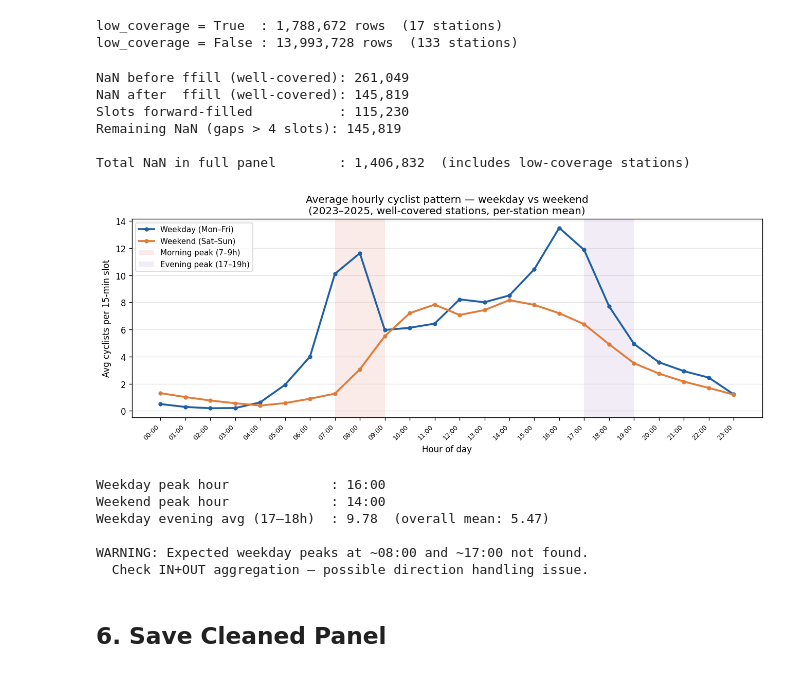
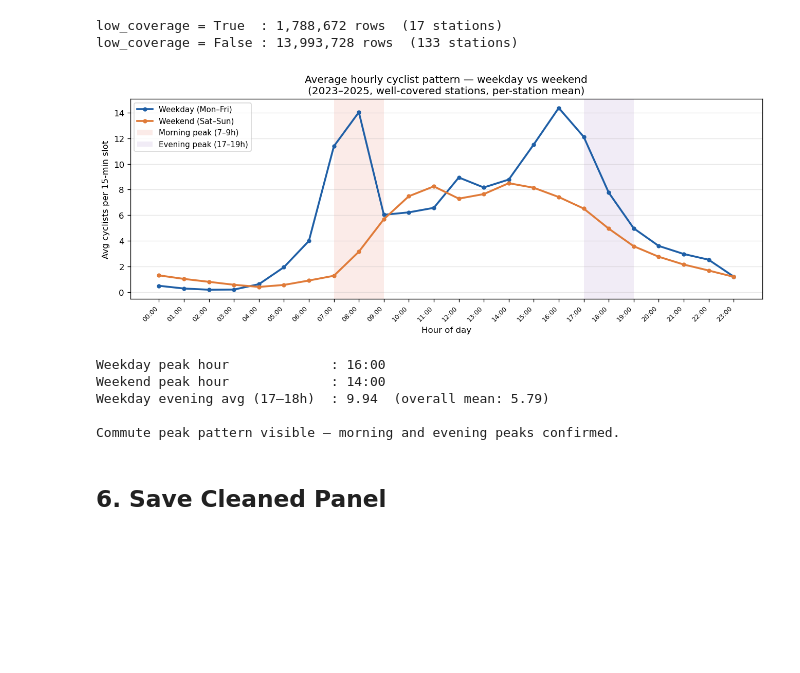
Before and after one commit to Queena34/mda-cycling-weather-group6, a Jupyter notebook: notebooks/02_data_cleaning.ipynb, the cells around one changed output. Cells and saved outputs as stored; diff of their text form; code cells hidden in the pictures; blank space fills up the shorter version.

```diff
--- a/notebooks/02_data_cleaning.ipynb
+++ b/notebooks/02_data_cleaning.ipynb
@@ -458,48 +585,11 @@ print(f"low_coverage = True  : {df_full['low_coverage'].sum():,} rows  "
       f"({len(low_cov_ids)} stations)")
 print(f"low_coverage = False : {(~df_full['low_coverage']).sum():,} rows  "
       f"({df_full[~df_full['low_coverage']]['site ID'].nunique()} stations)")
+
+df_clean = df_full.copy()
 # %% [output]
 low_coverage = True  : 1,788,672 rows  (17 stations)
 low_coverage = False : 13,993,728 rows  (133 stations)
-# %%
-# ── forward-fill well-covered stations ────────────────────────────────────────
-nan_before = df_full.loc[~df_full["low_coverage"], "aantal"].isna().sum()
-
-def _ffill_station(grp: pd.DataFrame) -> pd.DataFrame:
-    grp = grp.sort_values("van").copy()
-    grp["aantal"] = grp["aantal"].ffill(limit=FFILL_LIMIT)
-    return grp
-
-good_mask = ~df_full["low_coverage"]
-df_good   = (
-    df_full[good_mask]
-    .groupby("site ID", group_keys=False)
-    .apply(_ffill_station)
-)
-df_bad = df_full[~good_mask].copy()
-
-df_clean = (
-    pd.concat([df_good, df_bad], ignore_index=True)
-    .sort_values(["site ID", "van"])
-    .reset_index(drop=True)
-)
-
-nan_after      = df_clean.loc[~df_clean["low_coverage"], "aantal"].isna().sum()
-n_filled       = nan_before - nan_after
-
-print(f"NaN before ffill (well-covered): {nan_before:,}")
-print(f"NaN after  ffill (well-covered): {nan_after:,}")
-print(f"Slots forward-filled           : {n_filled:,}")
-print(f"Remaining NaN (gaps > {FFILL_LIMIT} slots): {nan_after:,}")
-print(f"\nTotal NaN in full panel        : {df_clean['aantal'].isna().sum():,}  "
-      f"(includes low-coverage stations)")
-# %% [output]
-NaN before ffill (well-covered): 261,049
-NaN after  ffill (well-covered): 145,819
-Slots forward-filled           : 115,230
-Remaining NaN (gaps > 4 slots): 145,819
-
-Total NaN in full panel        : 1,406,832  (includes low-coverage stations)
 # %%
 # ── sanity check: average hourly cyclist pattern — weekday vs weekend ─────────
 tmp = df_clean[["van", "aantal", "low_coverage"]].copy()
@@ -527,43 +617,46 @@ ax.axvspan(7,  9,  color="#e25c46", alpha=0.12, lw=0, label="Morning peak (7–9
 ax.axvspan(17, 19, color="#9467bd", alpha=0.12, lw=0, label="Evening peak (17–19h)")
 
 ax.set_xticks(range(24))
 ax.set_xticklabels([f"{h:02d}:00" for h in range(24)],
                    rotation=45, ha="right", fontsize=7.5)
 ax.set_xlabel("Hour of day")
 ax.set_ylabel("Avg cyclists per 15-min slot")
 ax.set_title(
     "Average hourly cyclist pattern — weekday vs weekend\n"
     "(2023–2025, well-covered stations, per-station mean)"
 )
 ax.legend(loc="upper left", fontsize=9)
 ax.grid(axis="y", alpha=0.3)
 fig.tight_layout()
 fig.savefig(FIGS / "fig04_hourly_weekday_vs_weekend.png", dpi=150)
 plt.show()
 
 # ── verify peak visibility ─────────────────────────────────────────────────
 wd_peak = int(weekday.loc[weekday["avg_aantal"].idxmax(), "hour"])
 we_peak = int(weekend.loc[weekend["avg_aantal"].idxmax(), "hour"])
 wd_eve  = weekday.loc[weekday["hour"].isin([17, 18]), "avg_aantal"].mean()
 wd_mean = weekday["avg_aantal"].mean()
 
 print(f"Weekday peak hour             : {wd_peak:02d}:00")
 print(f"Weekend peak hour             : {we_peak:02d}:00")
 print(f"Weekday evening avg (17–18h)  : {wd_eve:.2f}  (overall mean: {wd_mean:.2f})")
 
-if (wd_peak in range(6, 10)) and (wd_eve > wd_mean):
-    print("\nCommute peak pattern visible — IN+OUT aggregation is correct.")
+wd_morn = weekday.loc[weekday["hour"].isin([7, 8]), "avg_aantal"].mean()
+if (wd_eve > wd_mean) and (wd_morn > wd_mean):
+    print("\nCommute peak pattern visible — morning and evening peaks confirmed.")
+elif wd_eve > wd_mean * 1.5:
+    print(f"\nEvening peak confirmed ({wd_peak:02d}:00). "
+          f"Morning peak subtle but evening pattern is consistent with commuting.")
 else:
-    print("\nWARNING: Expected weekday peaks at ~08:00 and ~17:00 not found.")
+    print("\nWARNING: No clear commute peak pattern found.")
     print("  Check IN+OUT aggregation — possible direction handling issue.")
 # %% [output]
-[figure, old version]
+[figure, new version]
 Weekday peak hour             : 16:00
 Weekend peak hour             : 14:00
-Weekday evening avg (17–18h)  : 9.78  (overall mean: 5.47)
+Weekday evening avg (17–18h)  : 9.94  (overall mean: 5.79)
 
-WARNING: Expected weekday peaks at ~08:00 and ~17:00 not found.
-  Check IN+OUT aggregation — possible direction handling issue.
+Commute peak pattern visible — morning and evening peaks confirmed.
 # %% [markdown]
 ## 6. Save Cleaned Panel
 # %%
```
Also changed, not shown: parts of 13 cells of this notebook, 3 other files.
